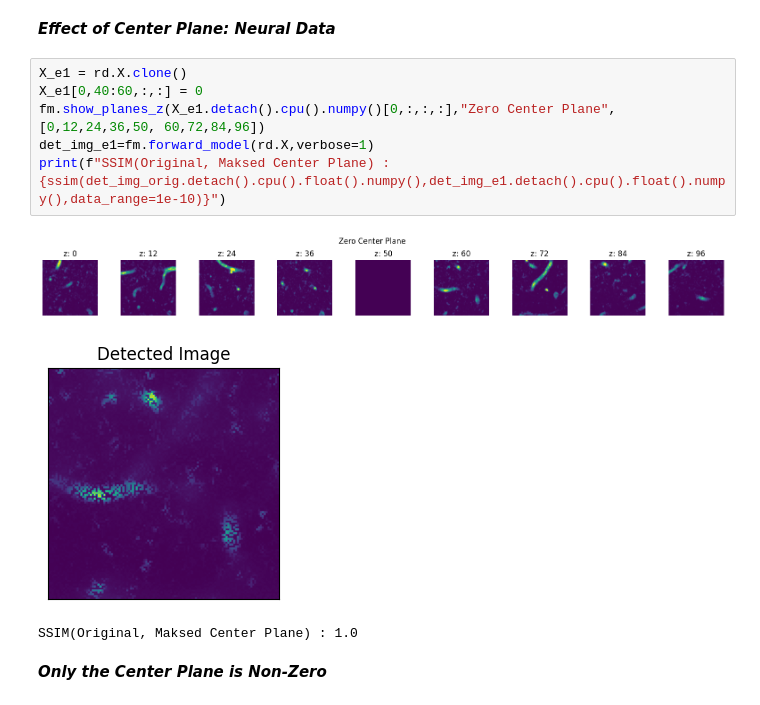
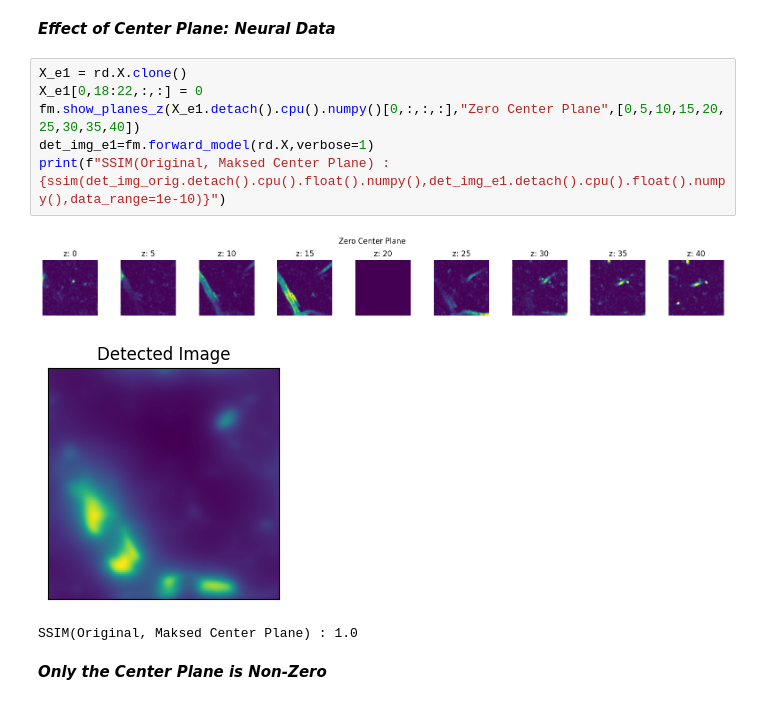
Before and after one commit to sanjith1999/FRIS, a Jupyter notebook: forward_model/forward_model.ipynb, the cells around one changed output. Saved outputs shown, nothing was run; the diff lists cells and outputs as text.

```diff
--- a/forward_model/forward_model.ipynb
+++ b/forward_model/forward_model.ipynb
@@ -54,13 +58,13 @@ det_img_orig = fm.forward_model(rd.X, verbose=1)
 ***Effect of Center Plane: Neural Data***
 # %%
 X_e1 = rd.X.clone()
-X_e1[0,40:60,:,:] = 0
-fm.show_planes_z(X_e1.detach().cpu().numpy()[0,:,:,:],"Zero Center Plane",[0,12,24,36,50, 60,72,84,96])
+X_e1[0,18:22,:,:] = 0
+fm.show_planes_z(X_e1.detach().cpu().numpy()[0,:,:,:],"Zero Center Plane",[0,5,10,15,20, 25,30,35,40])
 det_img_e1=fm.forward_model(rd.X,verbose=1)
 print(f"SSIM(Original, Maksed Center Plane) : {ssim(det_img_orig.detach().cpu().float().numpy(),det_img_e1.detach().cpu().float().numpy(),data_range=1e-10)}")
 # %% [output]
-[figure, old version]
+[figure, new version]
-[figure, old version]
+[figure, new version]
 SSIM(Original, Maksed Center Plane) : 1.0
 # %% [markdown]
 ***Only the Center Plane is Non-Zero***
```
Also changed, not shown: parts of 7 cells of this notebook, 4 other files.
